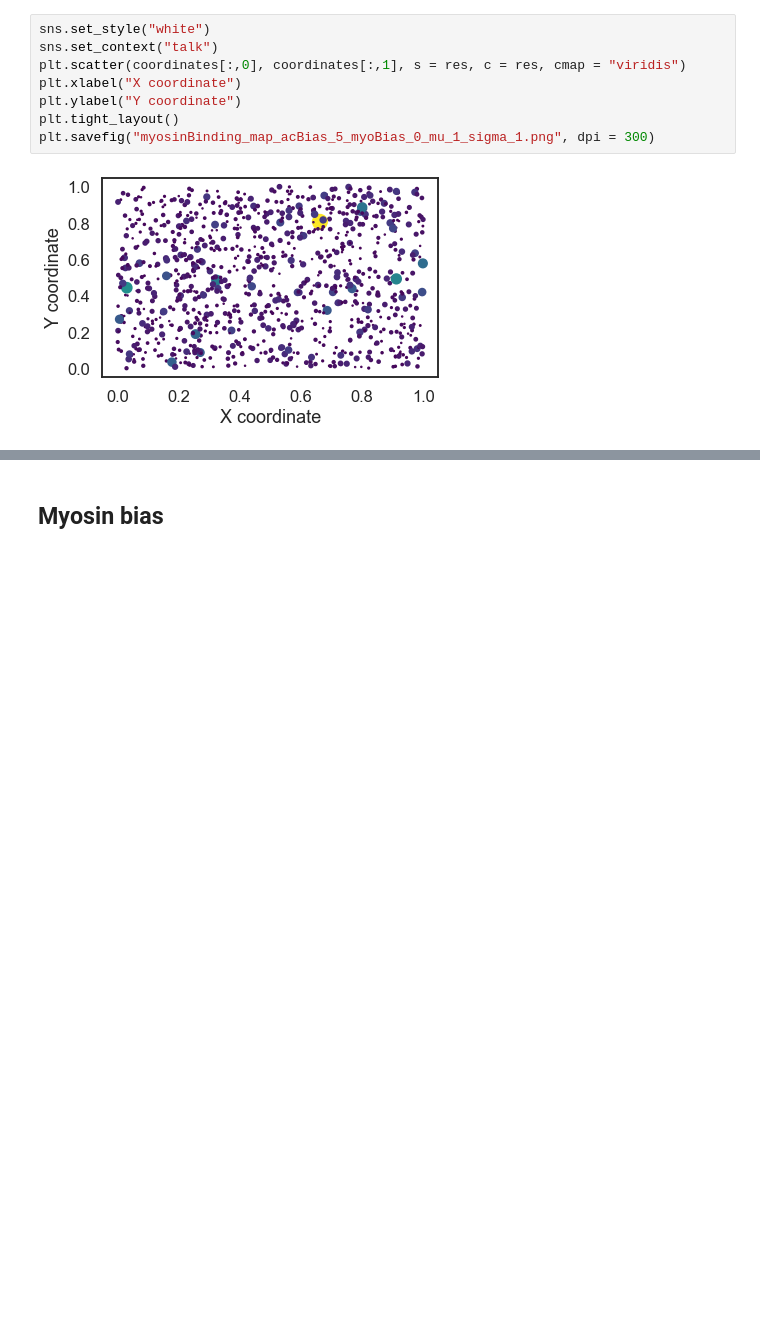
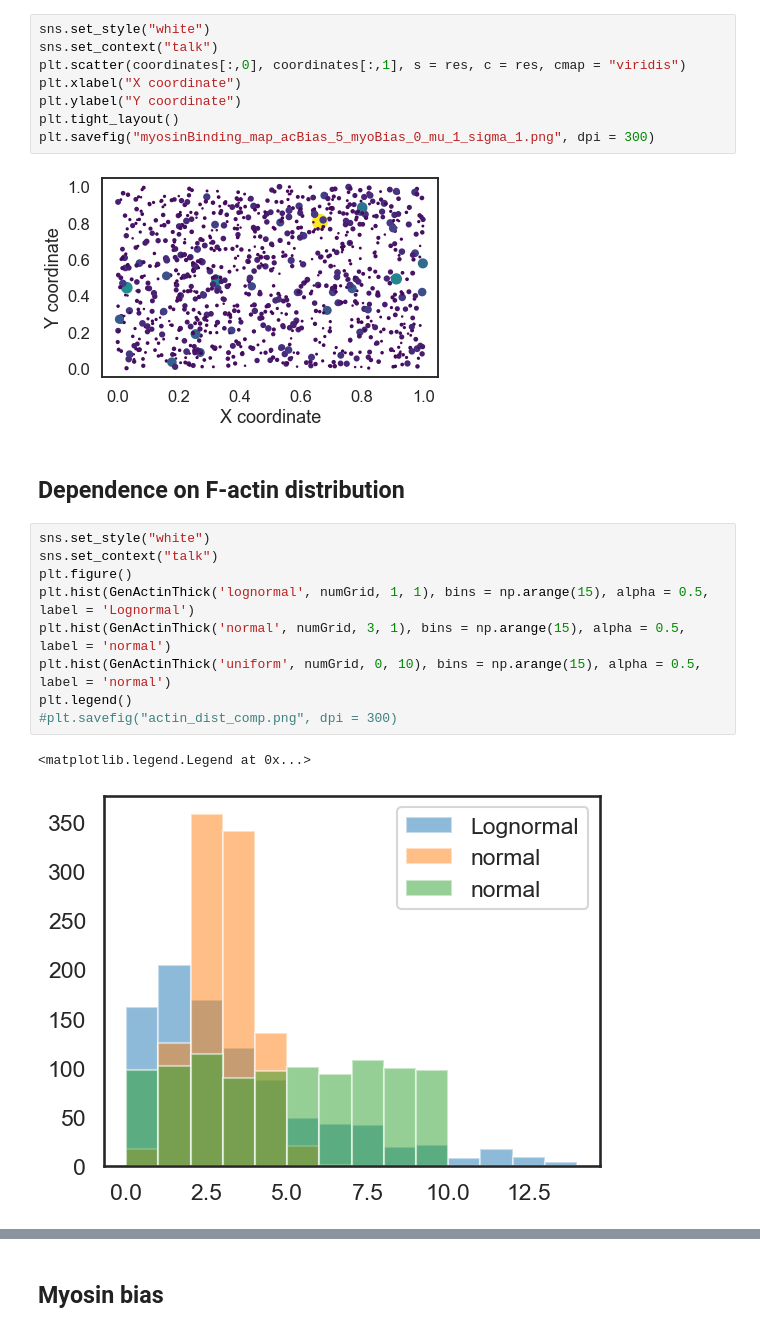
Before and after one commit to WHChou/Myosin-cluster-simulation, a Jupyter notebook: MyosinBinding_v2.ipynb, the cells around one changed output, grey strips where cells are left out. Cells and saved outputs as stored; diff of their text form; blank space fills up the shorter version.

```diff
--- a/MyosinBinding_v2.ipynb
+++ b/MyosinBinding_v2.ipynb
@@ -206,3 +249,17 @@ plt.tight_layout()
 plt.savefig("myosinBinding_map_acBias_5_myoBias_0_mu_1_sigma_1.png", dpi = 300)
 # %% [output]
 [figure]
+# %% [markdown]
+## Dependence on F-actin distribution
+# %%
+sns.set_style("white")
+sns.set_context("talk")
+plt.figure()
+plt.hist(GenActinThick('lognormal', numGrid, 1, 1), bins = np.arange(15), alpha = 0.5, label = 'Lognormal')
+plt.hist(GenActinThick('normal', numGrid, 3, 1), bins = np.arange(15), alpha = 0.5, label = 'normal')
+plt.hist(GenActinThick('uniform', numGrid, 0, 10), bins = np.arange(15), alpha = 0.5, label = 'normal')
+plt.legend()
+#plt.savefig("actin_dist_comp.png", dpi = 300)
+# %% [output]
+<matplotlib.legend.Legend at 0x...>
+[figure, added]
```
Also changed, not shown: parts of 8 cells of this notebook, 1 other file.
